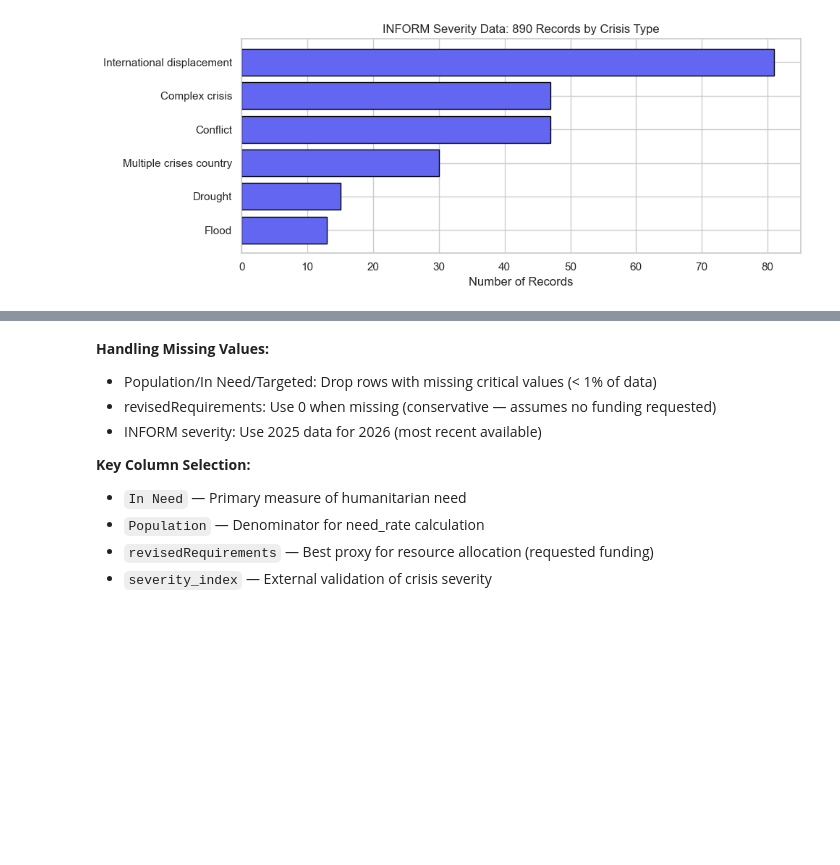
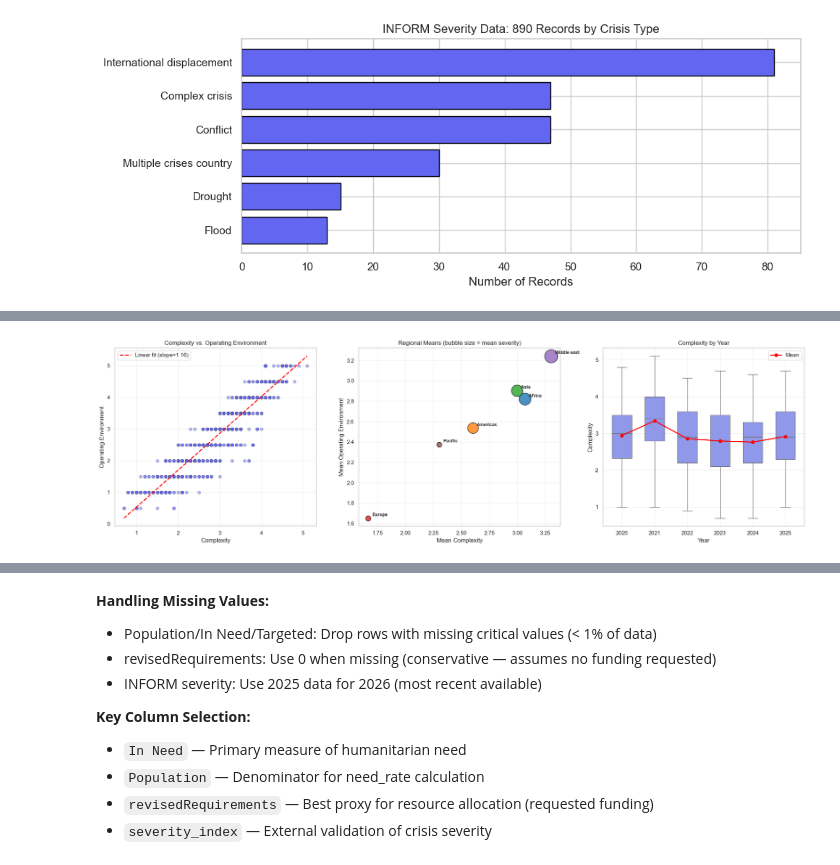
Before and after one commit to USER-397X/OCHA, a Jupyter notebook: ocha_eda.ipynb, the cells around one changed output, grey strips where cells are left out. Drawn from its saved outputs; the diff is of its cells as text; code cells hidden in the pictures; blank space fills up the shorter version.

```diff
--- a/ocha_eda.ipynb
+++ b/ocha_eda.ipynb
@@ -169,0 +313,86 @@ plt.show()
+# %%
+plot_df = inform.dropna(subset=["complexity", "operating_env", "region"]).copy()
+plot_df["severity_index"] = pd.to_numeric(plot_df["severity_index"], errors="coerce")
+plot_df["year"] = pd.to_numeric(plot_df["year"], errors="coerce")
+
+regions = sorted(plot_df["region"].unique())
+palette = dict(zip(regions, sns.color_palette("tab10", n_colors=len(regions))))
+
+fig, axes = plt.subplots(1, 3, figsize=(20, 6))
+
+# --- Plot 1: scatter of complexity vs operating environment ---
+axes[0].scatter(
+    plot_df["complexity"], plot_df["operating_env"],
+    s=40, alpha=0.5, color="#6366f1",
+    edgecolor="black", linewidth=0.3
+)
+axes[0].set_title("Complexity vs. Operating Environment")
+axes[0].set_xlabel("Complexity")
+axes[0].set_ylabel("Operating Environment")
+axes[0].grid(True, alpha=0.3)
+
+if plot_df[["complexity", "operating_env"]].dropna().shape[0] > 1:
+    z = np.polyfit(plot_df["complexity"], plot_df["operating_env"], 1)
+    xs = np.linspace(plot_df["complexity"].min(), plot_df["complexity"].max(), 100)
+    axes[0].plot(xs, np.polyval(z, xs), color="red", linewidth=2,
+                 linestyle="--", label=f"Linear fit (slope={z[0]:.2f})")
+    axes[0].legend()
+
+# --- Plot 2: regional means, bubble size = mean severity ---
+agg = (
+    plot_df.groupby("region")
+           .agg(complexity=("complexity", "mean"),
+                operating_env=("operating_env", "mean"),
+                severity=("severity_index", "mean"),
+                n=("iso3", "count"))
+           .reset_index()
+)
+
+sev = agg["severity"].fillna(agg["severity"].mean())
+sizes = 100 + (sev - sev.min()) / max(sev.max() - sev.min(), 1e-9) * 600
+
+for i, row in agg.iterrows():
+    axes[1].scatter(
+        row["complexity"], row["operating_env"],
+        s=sizes.iloc[i], color=palette[row["region"]],
+        alpha=0.8, edgecolor="black", linewidth=1
+    )
+    axes[1].annotate(
+        row["region"],
+        (row["complexity"], row["operating_env"]),
+        xytext=(8, 4), textcoords="offset points",
+        fontsize=9, fontweight="bold"
+    )
+
+axes[1].set_title("Regional Means (bubble size = mean severity)")
+axes[1].set_xlabel("Mean Complexity")
+axes[1].set_ylabel("Mean Operating Environment")
+axes[1].grid(True, alpha=0.3)
+
+# --- Plot 3: complexity over years ---
+year_df = plot_df.dropna(subset=["year", "complexity"]).copy()
+year_df["year"] = year_df["year"].astype(int)
+
+sns.boxplot(
+    data=year_df, x="year", y="complexity",
+    ax=axes[2], color="#818cf8", width=0.6
+)
+
+# Overlay mean trend line
+mean_by_year = year_df.groupby("year")["complexity"].mean().sort_index()
+years_sorted = mean_by_year.index.tolist()
+x_positions = range(len(years_sorted))
+axes[2].plot(x_positions, mean_by_year.values,
+             color="red", marker="o", linewidth=2,
+             label="Mean", zorder=5)
+
+axes[2].set_title("Complexity by Year")
+axes[2].set_xlabel("Year")
+axes[2].set_ylabel("Complexity")
+axes[2].legend()
+axes[2].grid(True, alpha=0.3)
+
+plt.tight_layout()
+plt.show()
+# %% [output]
+[figure, added]
```
Also changed, not shown: parts of 30 cells of this notebook.
